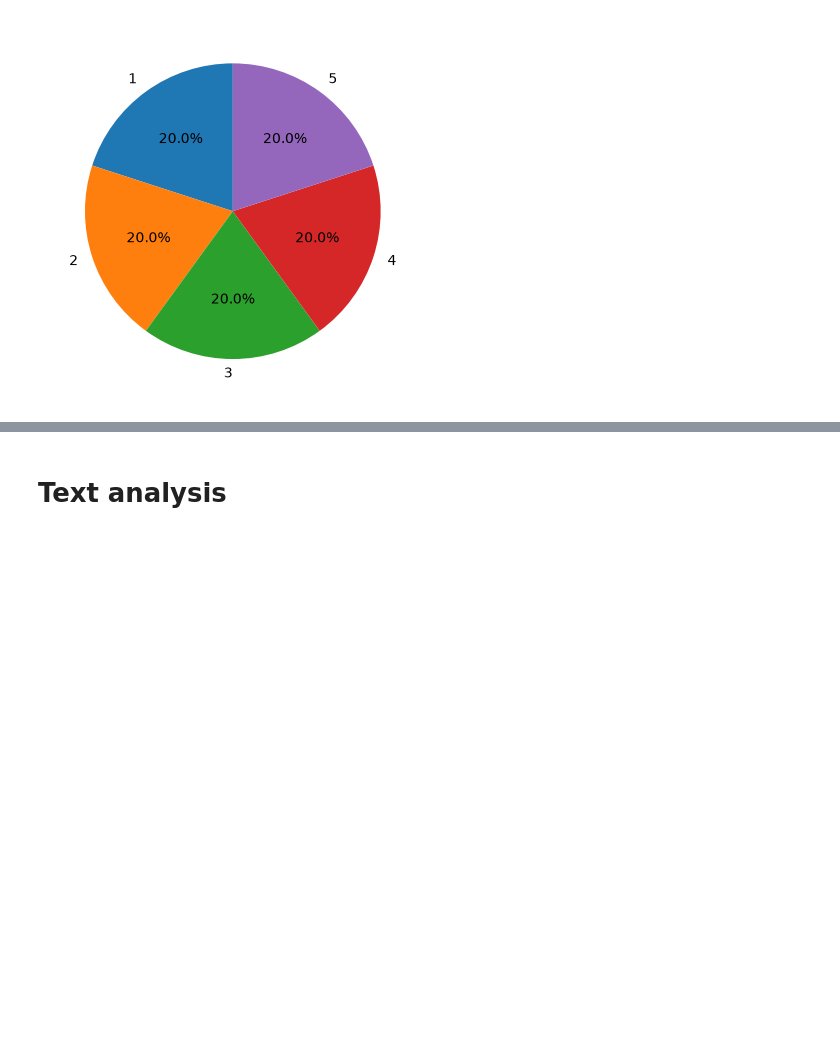
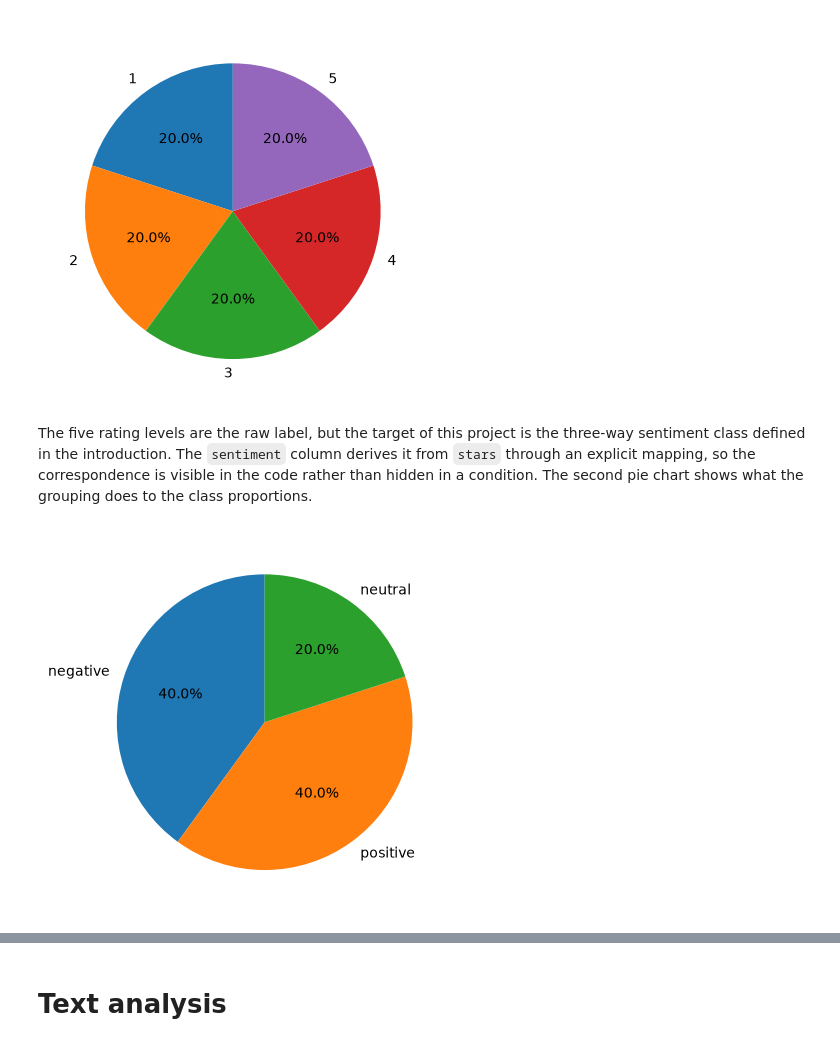
Before and after one commit to AlejandroBeldaFernandez/Amazon-Reviews-Spanish, a Jupyter notebook: Amazon_Reviews.ipynb, the cells around one changed output, grey strips where cells are left out. Drawn from its saved outputs; the diff is of its cells as text; code cells hidden in the pictures; blank space fills up the shorter version.

Commit message:
Target variable created

```diff
--- a/Amazon_Reviews.ipynb
+++ b/Amazon_Reviews.ipynb
@@ -262,6 +276,22 @@ plt.pie(counts, labels=counts.index, autopct='%1.1f%%', startangle=90)
 plt.show()
 # %% [output]
 [figure]
+# %% [markdown]
+The five rating levels are the raw label, but the target of this project is the three-way
+sentiment class defined in the introduction. The `sentiment` column derives it from `stars`
+through an explicit mapping, so the correspondence is visible in the code rather than hidden
+in a condition. The second pie chart shows what the grouping does to the class proportions.
+# %%
+SENTIMENT = {1: 'negative', 2: 'negative', 3: 'neutral', 4: 'positive', 5: 'positive'}
+
+df_spanish['sentiment'] = df_spanish['stars'].map(SENTIMENT)
+# %%
+sentiments = df_spanish['sentiment']
+counts = sentiments.value_counts().sort_index()
+plt.pie(counts, labels=counts.index, autopct='%1.1f%%', startangle=90)
+plt.show()
+# %% [output]
+[figure, added]
 # %% [markdown]
 ### Target distribution: findings
 
```
Also changed, not shown: parts of 11 cells of this notebook.
